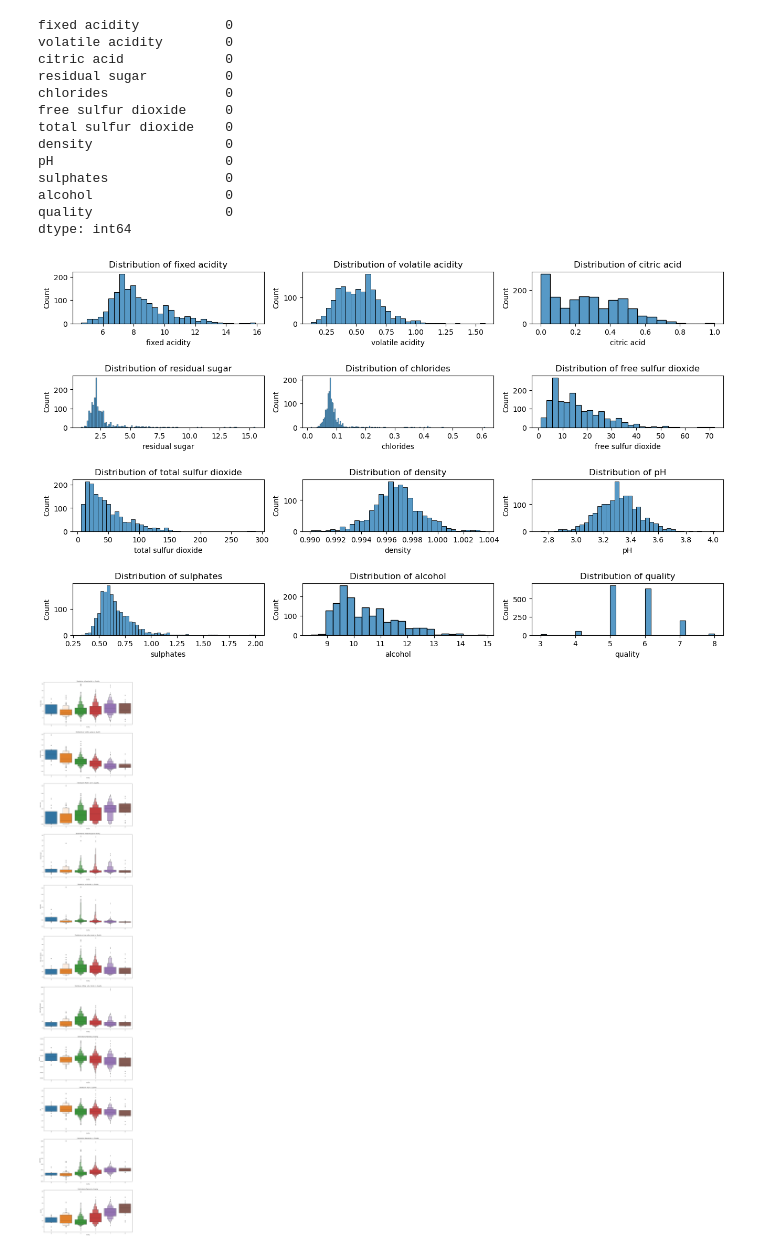
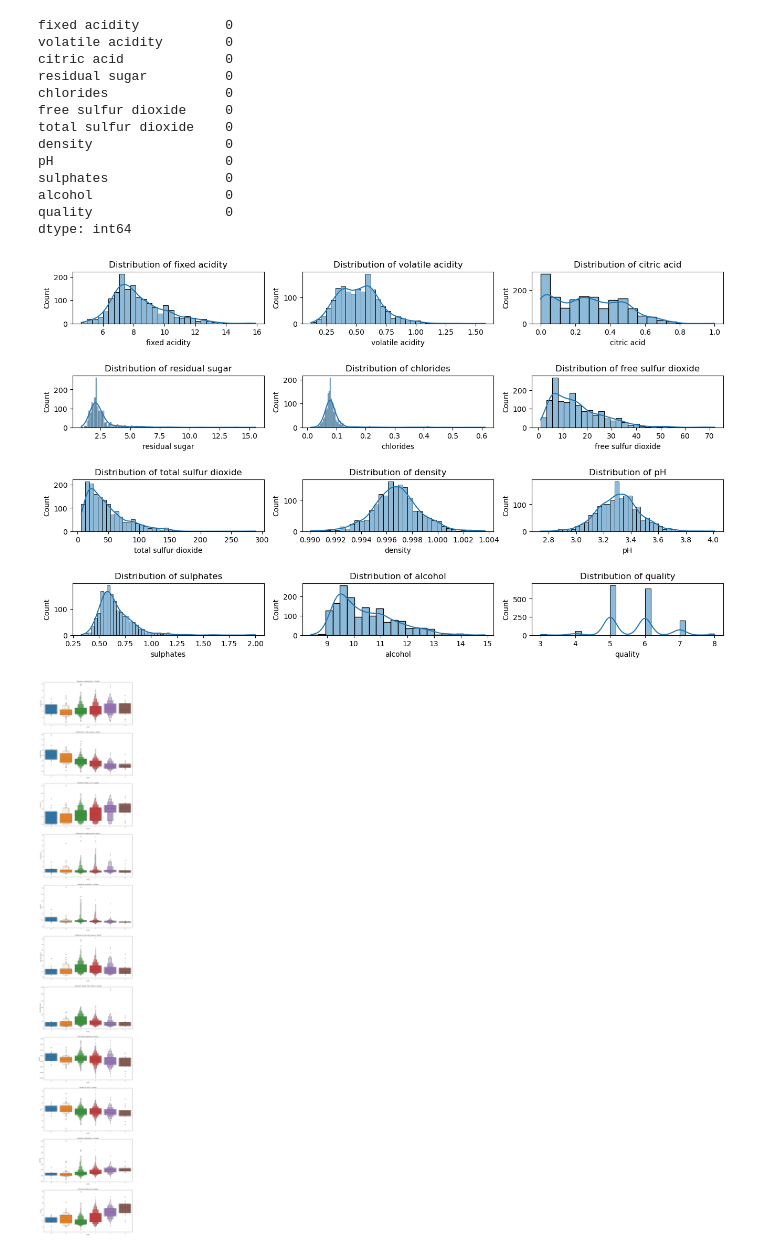
Before and after one commit to gandhidhruv2003/Techno-Hacks-ML, a Jupyter notebook: Wine Quality Prediction/Wine Quality.ipynb, the cells around one changed output. Drawn from its saved outputs; the diff is of its cells as text; code cells hidden in the pictures.

```diff
--- a/Wine Quality Prediction/Wine Quality.ipynb
+++ b/Wine Quality Prediction/Wine Quality.ipynb
@@ -79,14 +80,14 @@ dtype: int64
 # %%
 fig, axes = plt.subplots(nrows=4, ncols=3, figsize=(16, 9))
 plt.subplots_adjust(hspace=1)
 
 for ax, col in zip(axes.flat, df.columns):
-    sns.histplot(data=df, x=col, ax=ax)
+    sns.histplot(data=df, x=col, ax=ax, kde=True)
     ax.set_title(f"Distribution of {col}")
 
 plt.show()
 # %% [output]
-[figure, old version]
+[figure, new version]
 # %%
 df["quality category"] = df["quality"].astype("category")
 
```
Also changed, not shown: parts of 4 cells of this notebook.
